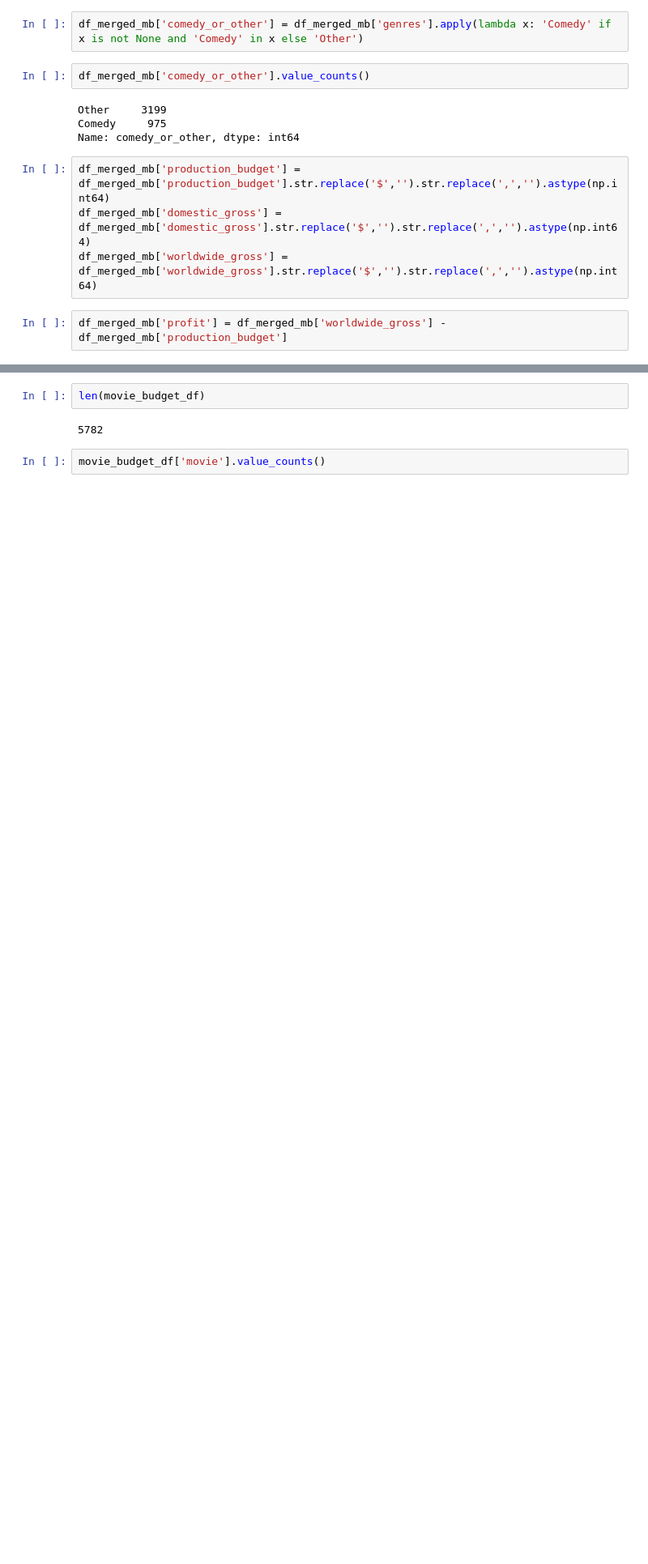
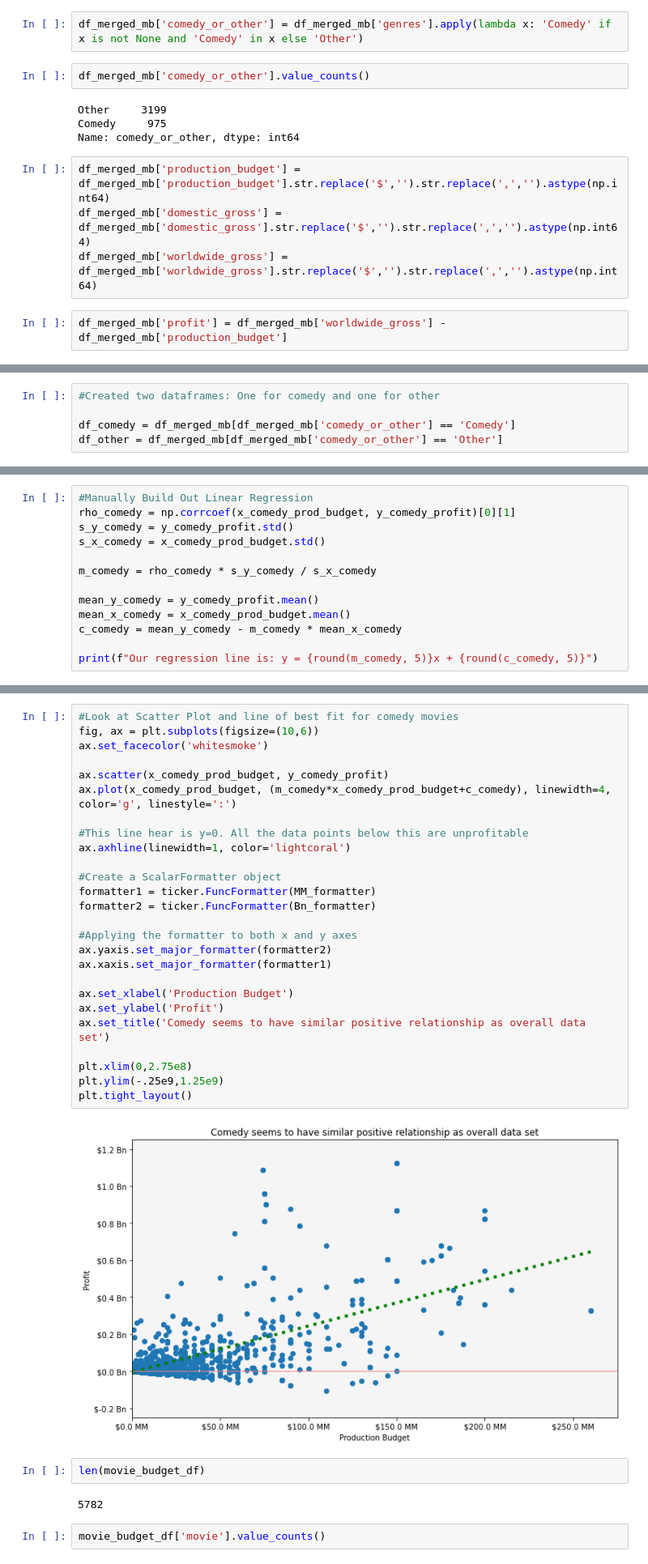
Before and after one commit to sangwon224/Movie_Studio_Strategy_Recommendation, a Jupyter notebook: Movie_Studio_Strategy_Recommendation.ipynb, the cells around one changed output, grey strips where cells are left out. Shown at 81% size. Drawn from its saved outputs; the diff is of its cells as text; blank space fills up the shorter version.

Commit message:
added linear regression for comedy movies

```diff
--- a/Movie_Studio_Strategy_Recommendation.ipynb
+++ b/Movie_Studio_Strategy_Recommendation.ipynb
@@ -309 +309,6 @@ df_merged_mb
 4174 rows × 15 columns
+# %%
+#Created two dataframes: One for comedy and one for other
+
+df_comedy = df_merged_mb[df_merged_mb['comedy_or_other'] == 'Comedy']
+df_other = df_merged_mb[df_merged_mb['comedy_or_other'] == 'Other']
@@ -309,0 +344,13 @@ df_merged_mb
+# %%
+#Manually Build Out Linear Regression
+rho_comedy = np.corrcoef(x_comedy_prod_budget, y_comedy_profit)[0][1]
+s_y_comedy = y_comedy_profit.std()
+s_x_comedy = x_comedy_prod_budget.std()
+
+m_comedy = rho_comedy * s_y_comedy / s_x_comedy
+
+mean_y_comedy = y_comedy_profit.mean()
+mean_x_comedy = x_comedy_prod_budget.mean()
+c_comedy = mean_y_comedy - m_comedy * mean_x_comedy
+
+print(f"Our regression line is: y = {round(m_comedy, 5)}x + {round(c_comedy, 5)}")
@@ -310,3 +387,31 @@ df_merged_mb
+# %%
+#Look at Scatter Plot and line of best fit for comedy movies
+fig, ax = plt.subplots(figsize=(10,6))
+ax.set_facecolor('whitesmoke')
+
+ax.scatter(x_comedy_prod_budget, y_comedy_profit)
+ax.plot(x_comedy_prod_budget, (m_comedy*x_comedy_prod_budget+c_comedy), linewidth=4, color='g', linestyle=':')
+
+#This line hear is y=0. All the data points below this are unprofitable
+ax.axhline(linewidth=1, color='lightcoral')
+
+#Create a ScalarFormatter object
+formatter1 = ticker.FuncFormatter(MM_formatter)
+formatter2 = ticker.FuncFormatter(Bn_formatter)
+
+#Applying the formatter to both x and y axes
+ax.yaxis.set_major_formatter(formatter2)
+ax.xaxis.set_major_formatter(formatter1)
+
+ax.set_xlabel('Production Budget')
+ax.set_ylabel('Profit')
+ax.set_title('Comedy seems to have similar positive relationship as overall data set')
+
+plt.xlim(0,2.75e8)
+plt.ylim(-.25e9,1.25e9)
+plt.tight_layout()
+# %% [output]
+[figure, added]
 # %%
 len(movie_budget_df)
 # %% [output]
```
Also changed, not shown: parts of 10 cells of this notebook.
